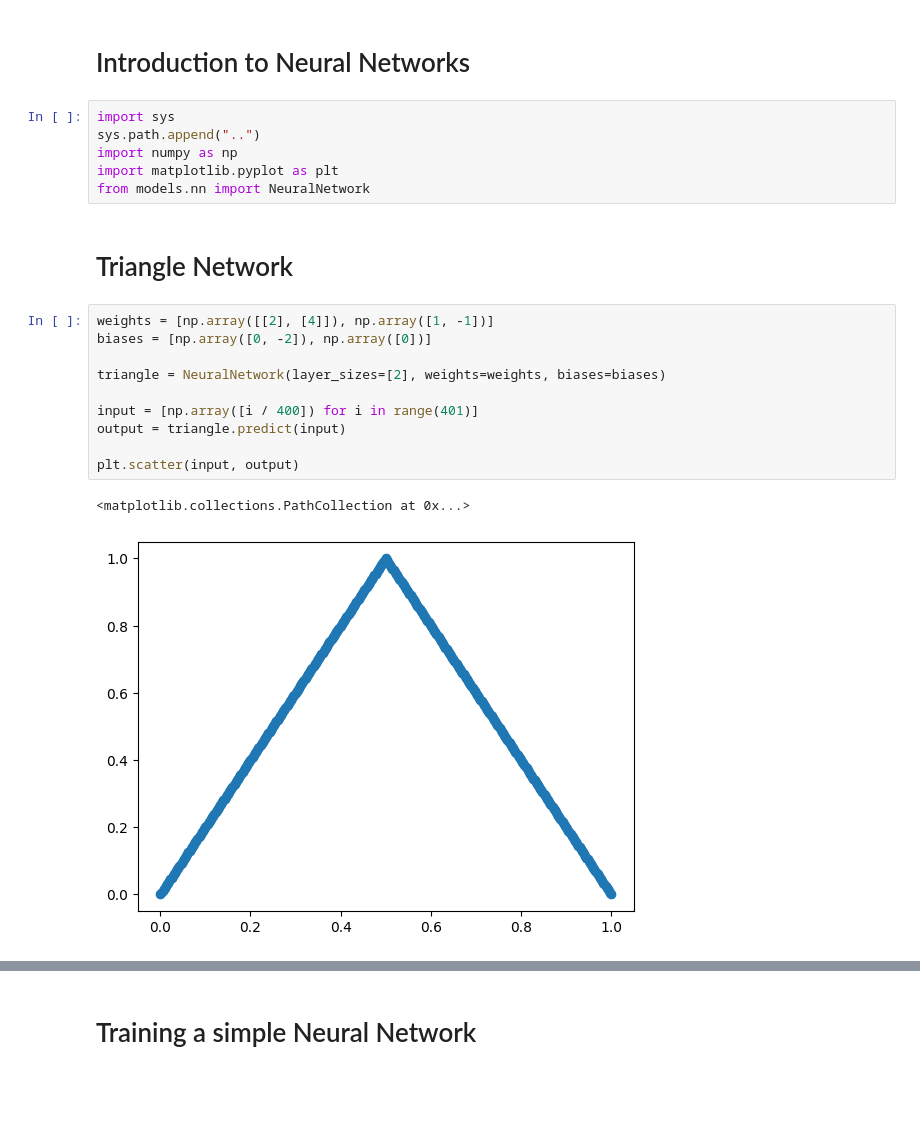
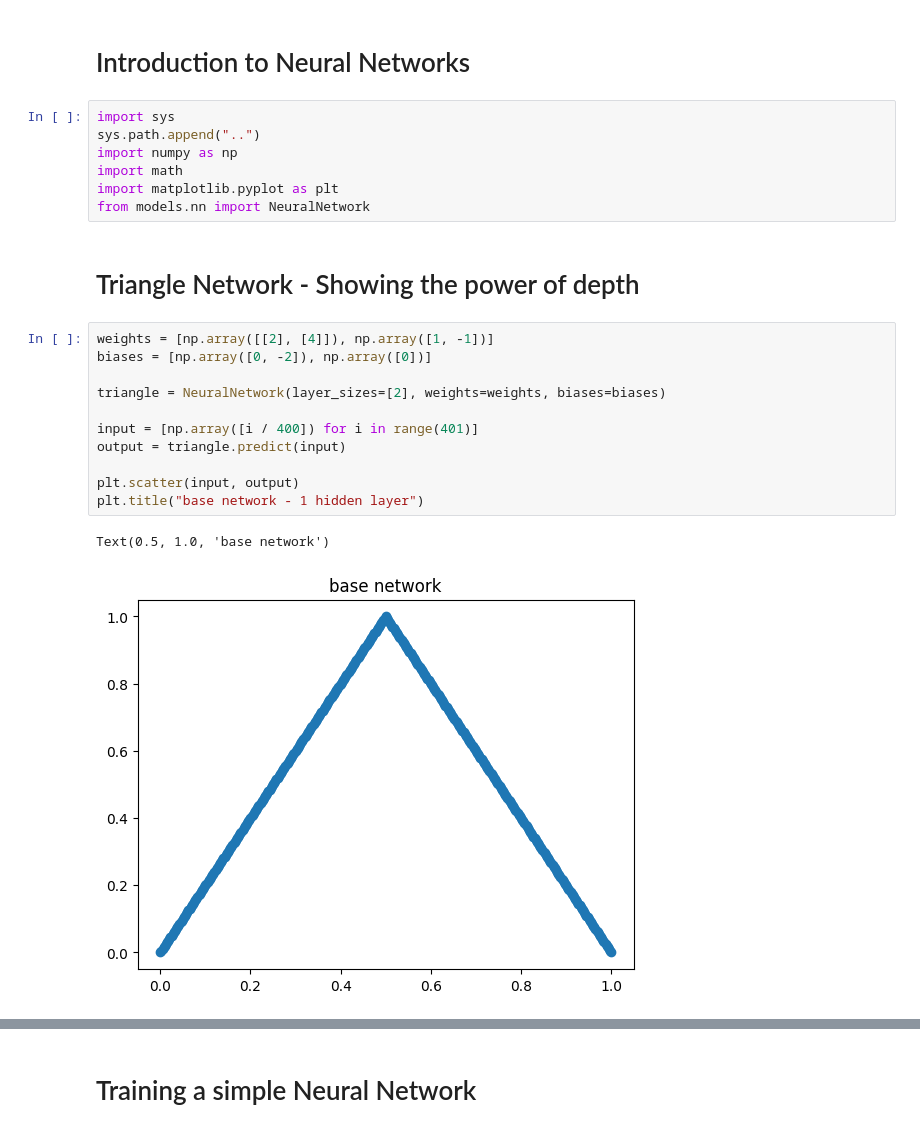
Before and after one commit to ss7886/MLPractice, a Jupyter notebook: examples/neural_network_intro.ipynb, the cells around one changed output, grey strips where cells are left out. Drawn from its saved outputs; the diff is of its cells as text; blank space fills up the shorter version.

```diff
--- a/examples/neural_network_intro.ipynb
+++ b/examples/neural_network_intro.ipynb
@@ -4,20 +4,22 @@
 import sys
 sys.path.append("..")
 import numpy as np
+import math
 import matplotlib.pyplot as plt
 from models.nn import NeuralNetwork
 # %% [markdown]
-# Triangle Network
+# Triangle Network - Showing the power of depth
 # %%
 weights = [np.array([[2], [4]]), np.array([1, -1])]
 biases = [np.array([0, -2]), np.array([0])]
 
 triangle = NeuralNetwork(layer_sizes=[2], weights=weights, biases=biases)
 
 input = [np.array([i / 400]) for i in range(401)]
 output = triangle.predict(input)
 
 plt.scatter(input, output)
+plt.title("base network - 1 hidden layer")
 # %% [output]
-<matplotlib.collections.PathCollection at 0x...>
+Text(0.5, 1.0, 'base network')
-[figure, old version]
+[figure, new version]
```
Also changed, not shown: parts of 12 cells of this notebook, 2 other files.
